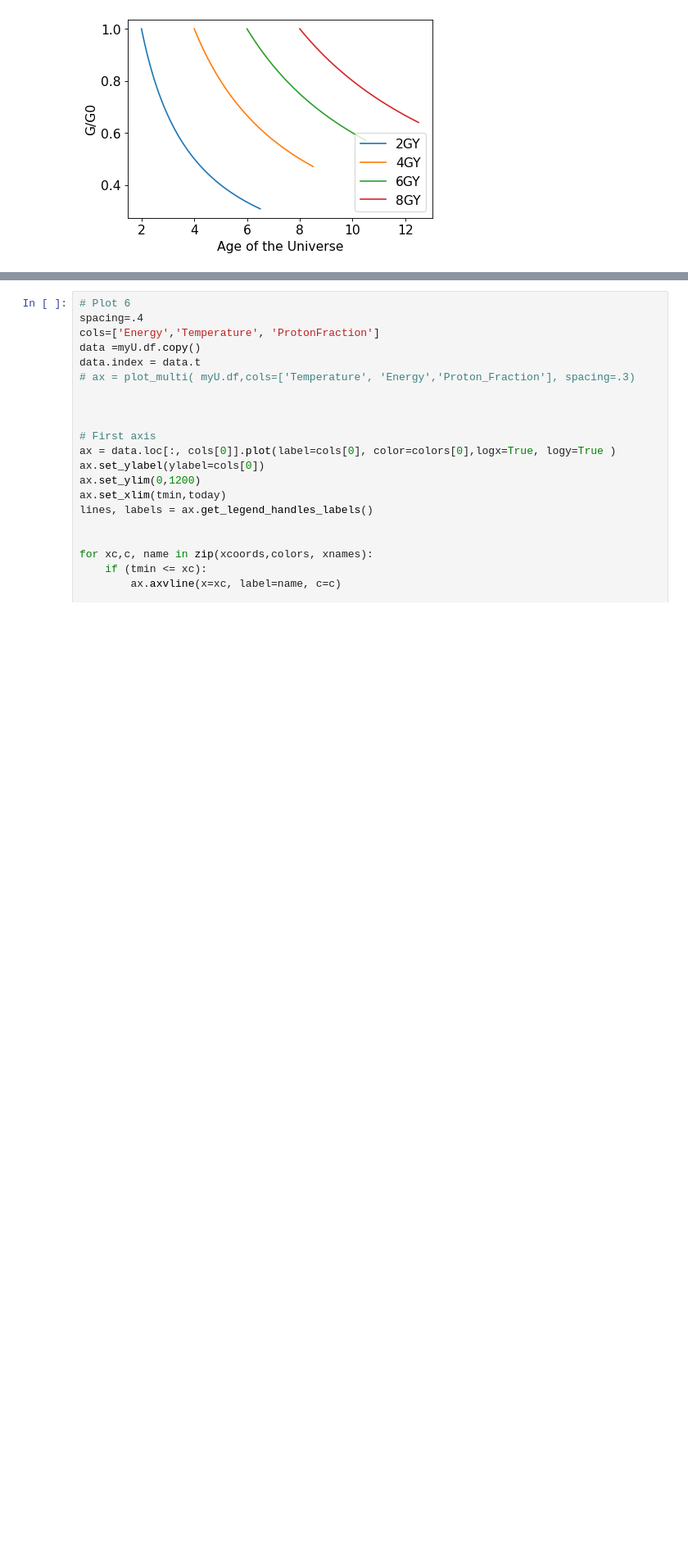
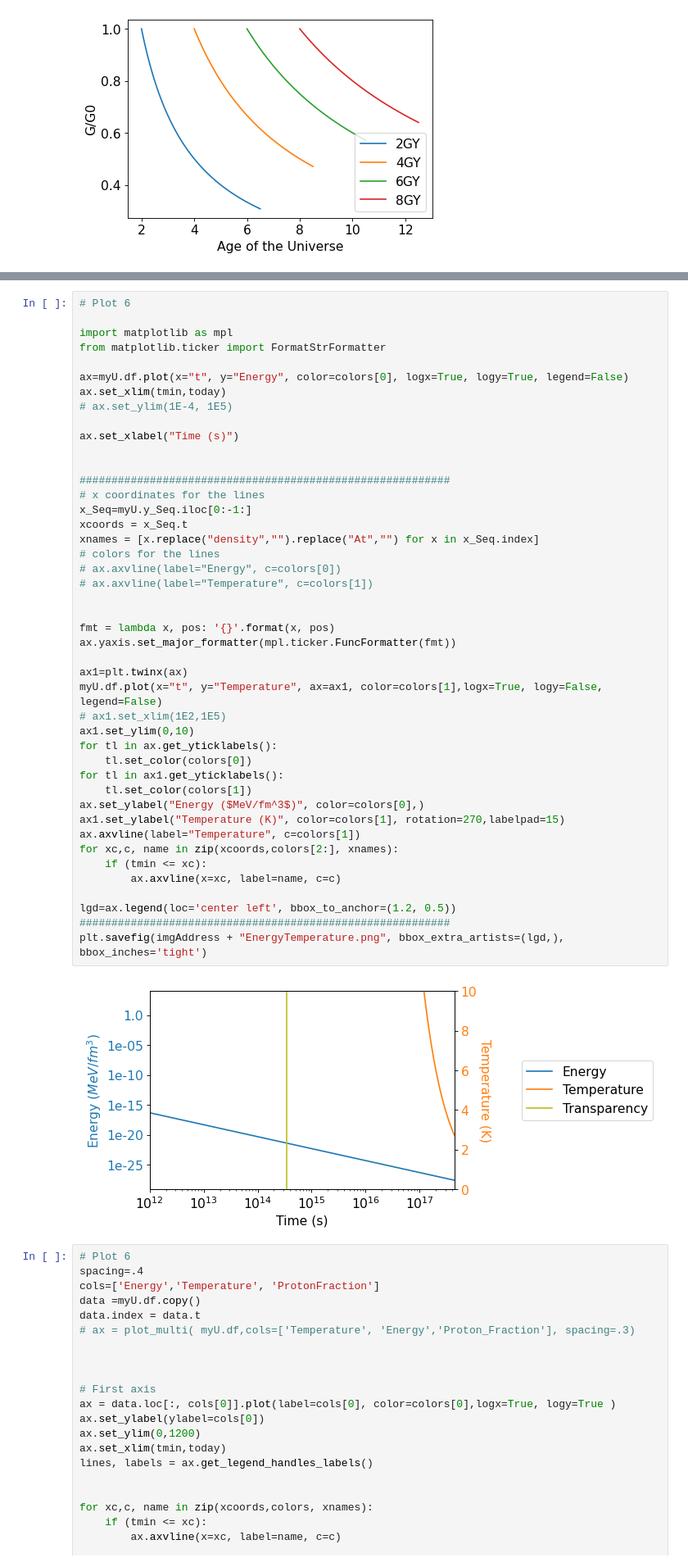
Before and after one commit to ny2292000/CMB_HU, a Jupyter notebook: AAA_BlackholiumUniverseFunction_20211120.ipynb, the cells around one changed output, grey strips where cells are left out. Shown: that part at 82% size. Cells and saved outputs as stored; diff of their text form; blank space fills up the shorter version.

```diff
--- a/AAA_BlackholiumUniverseFunction_20211120.ipynb
+++ b/AAA_BlackholiumUniverseFunction_20211120.ipynb
@@ -461,3 +377,49 @@ plt.savefig(imgAddress + "EnergyTemperature.png", bbox_extra_artists=(lgd,), bbo
+# %%
+# Plot 6
+
+import matplotlib as mpl
+from matplotlib.ticker import FormatStrFormatter
+
+ax=myU.df.plot(x="t", y="Energy", color=colors[0], logx=True, logy=True, legend=False)
+ax.set_xlim(tmin,today)
+# ax.set_ylim(1E-4, 1E5)
+
+ax.set_xlabel("Time (s)")
+
+
+##########################################################
+# x coordinates for the lines
+x_Seq=myU.y_Seq.iloc[0:-1:]
+xcoords = x_Seq.t
+xnames = [x.replace("density","").replace("At","") for x in x_Seq.index]
+# colors for the lines
+# ax.axvline(label="Energy", c=colors[0])
+# ax.axvline(label="Temperature", c=colors[1])
+
+
+fmt = lambda x, pos: '{}'.format(x, pos)
+ax.yaxis.set_major_formatter(mpl.ticker.FuncFormatter(fmt))
+
+ax1=plt.twinx(ax)
+myU.df.plot(x="t", y="Temperature", ax=ax1, color=colors[1],logx=True, logy=False, legend=False)
+# ax1.set_xlim(1E2,1E5)
+ax1.set_ylim(0,10)
+for tl in ax.get_yticklabels():
+    tl.set_color(colors[0])
+for tl in ax1.get_yticklabels():
+    tl.set_color(colors[1])
+ax.set_ylabel("Energy ($MeV/fm^3$)", color=colors[0],)
+ax1.set_ylabel("Temperature (K)", color=colors[1], rotation=270,labelpad=15)
+ax.axvline(label="Temperature", c=colors[1])
+for xc,c, name in zip(xcoords,colors[2:], xnames):
+    if (tmin <= xc):
+        ax.axvline(x=xc, label=name, c=c)
+
+lgd=ax.legend(loc='center left', bbox_to_anchor=(1.2, 0.5))
+##########################################################
+plt.savefig(imgAddress + "EnergyTemperature.png", bbox_extra_artists=(lgd,), bbox_inches='tight')
+# %% [output]
+[figure, added]
 # %%
 # Plot 6
 spacing=.4
```
Also changed, not shown: parts of 18 cells of this notebook, 5 other files.
